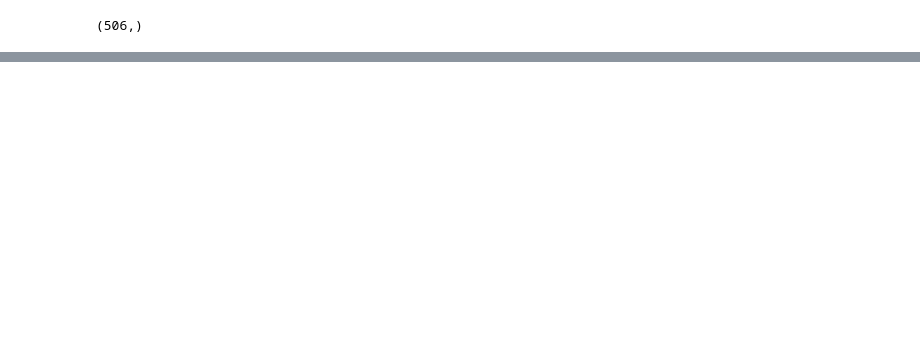
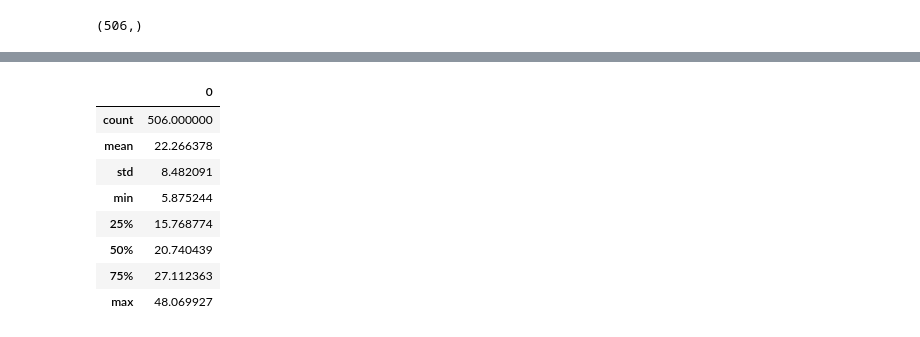
Before and after one commit to shanecanny1/Machine-Learning-and-Statistics-Project, a Jupyter notebook: Machine Learning Project Boston House Prices.ipynb, the cells around one changed output, grey strips where cells are left out. Saved outputs shown, nothing was run; the diff lists cells and outputs as text; code cells hidden in the pictures; blank space fills up the shorter version.

```diff
--- a/Machine Learning Project Boston House Prices.ipynb
+++ b/Machine Learning Project Boston House Prices.ipynb
@@ -584,0 +622,13 @@ plt.show()
+# %%
+dataframe=pd.DataFrame(Predicted_Price)
+dataframe.describe()
+# %% [output]
+|  | 0 |
+| count | 506.000000 |
+| mean | 22.266378 |
+| std | 8.482091 |
+| min | 5.875244 |
+| 25% | 15.768774 |
+| 50% | 20.740439 |
+| 75% | 27.112363 |
+| max | 48.069927 |
```
Also changed, not shown: parts of 18 cells of this notebook.
